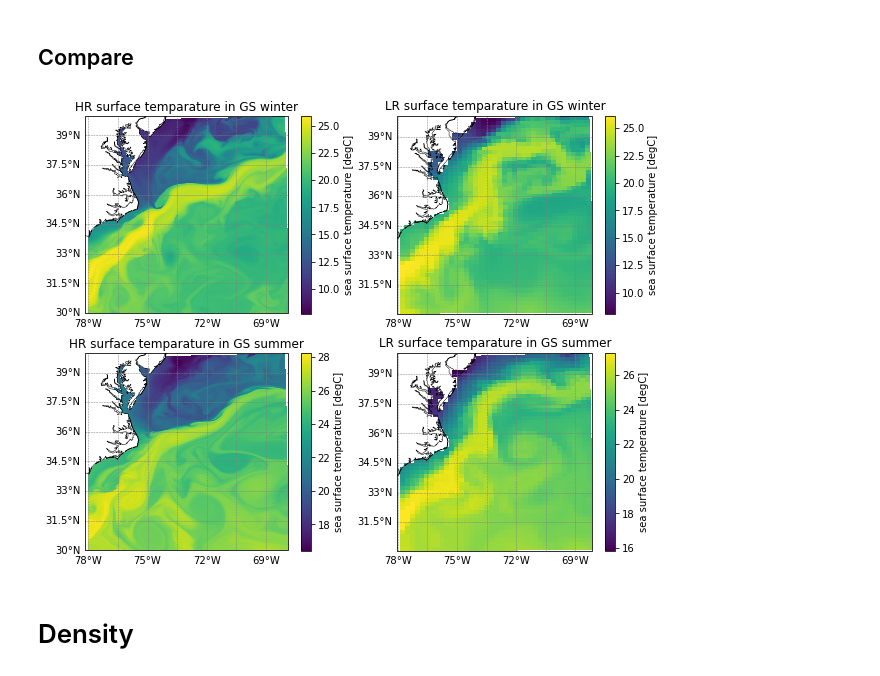
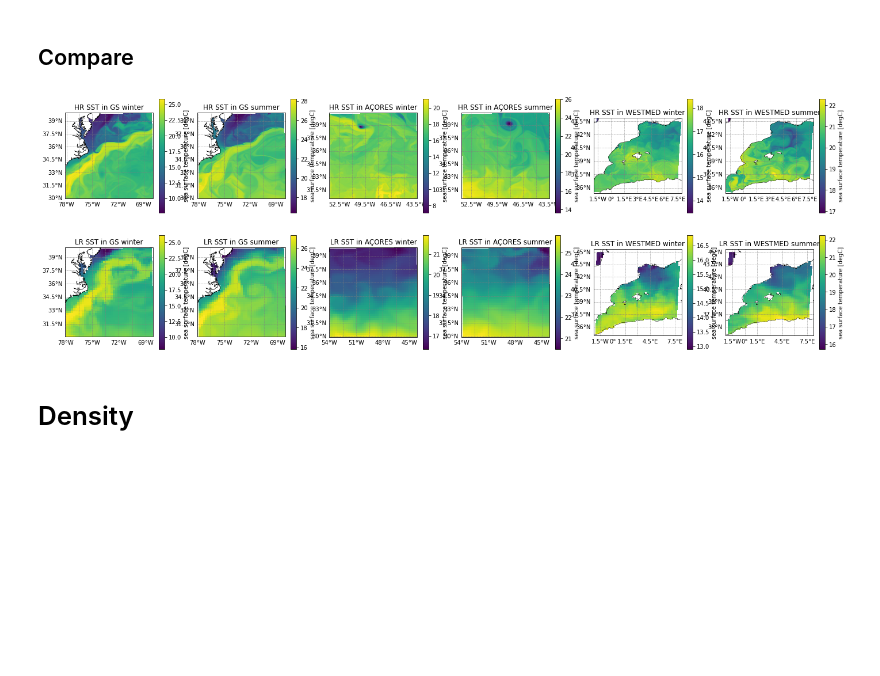
Before and after one commit to anastasiaGor/oceanDataNotebooks, a Jupyter notebook: gcm_filter/filter_compare.ipynb, the cells around one changed output. Cells and saved outputs as stored; diff of their text form; code cells hidden in the pictures; blank space fills up the shorter version.

Commit message:
added comparison of regions and seasons + temp variance

```diff
--- a/gcm_filter/filter_compare.ipynb
+++ b/gcm_filter/filter_compare.ipynb
@@ -82,10 +85,14 @@ from scipy import ndimage
 # %% [markdown]
 Choose cases
 # %%
-data=[dict(),dict()]
+data=[dict() for i in range(6)]
 # %%
 data[0] = dict({'region' : '1', 'season' : 'fma', 'label' : 'GS winter'})
 data[1] = dict({'region' : '1', 'season' : 'aso', 'label' : 'GS summer'})
+data[2] = dict({'region' : '2', 'season' : 'fma', 'label' : 'AÇORES winter'})
+data[3] = dict({'region' : '2', 'season' : 'aso', 'label' : 'AÇORES summer'})
+data[4] = dict({'region' : '3', 'season' : 'fma', 'label' : 'WESTMED winter'})
+data[5] = dict({'region' : '3', 'season' : 'aso', 'label' : 'WESTMED summer'})
 # %% [markdown]
 ## eNATL60
 # %%
@@ -126,18 +133,18 @@ for i in range(len(data)) :
 # %% [markdown]
 ## Compare
 # %%
-fig, axis = plt.subplots(ncols=2, nrows=len(data), figsize=(5*len(data),8), subplot_kw={'projection': ccrs.PlateCarree()})
-for row in range(len(data)) :
-    for col, dataSetKey in enumerate(['HR', 'LR']) :
-        data[row][dataSetKey].isel(time_counter=-1).sosstsst[coord_slice].plot(x='lon', y='lat', ax=axis[row,col])
-        axis[row,col].set(title=dataSetKey + ' surface temparature in ' + data[row]['label'])
+fig, axis = plt.subplots(ncols=len(data), nrows=2, figsize=(24,8), subplot_kw={'projection': ccrs.PlateCarree()})
+for col in range(len(data)) :
+    for row, dataSetKey in enumerate(['HR', 'LR']) :
+        data[col][dataSetKey].isel(time_counter=-1).sosstsst[coord_slice].plot(x='lon', y='lat', ax=axis[row,col])
+        axis[row,col].set(title=dataSetKey + ' SST in ' + data[col]['label'])
 
 for ax in axis.flatten() :
     ax.coastlines(color='k', lw=0.5)
     gl = ax.gridlines(draw_labels=True, x_inline=False, y_inline=False, color='grey', linestyle='dashed', linewidth=0.5)
     gl.top_labels = False; gl.right_labels = False
 # %% [output]
-[figure, old version]
+[figure, new version]
 # %%
 # fig, axis = plt.subplots(ncols=2, nrows=len(data), figsize=(5*len(data),8), subplot_kw={'projection': ccrs.PlateCarree()})
 # for row in range(len(data)) :
```
Also changed, not shown: parts of 45 cells of this notebook.
